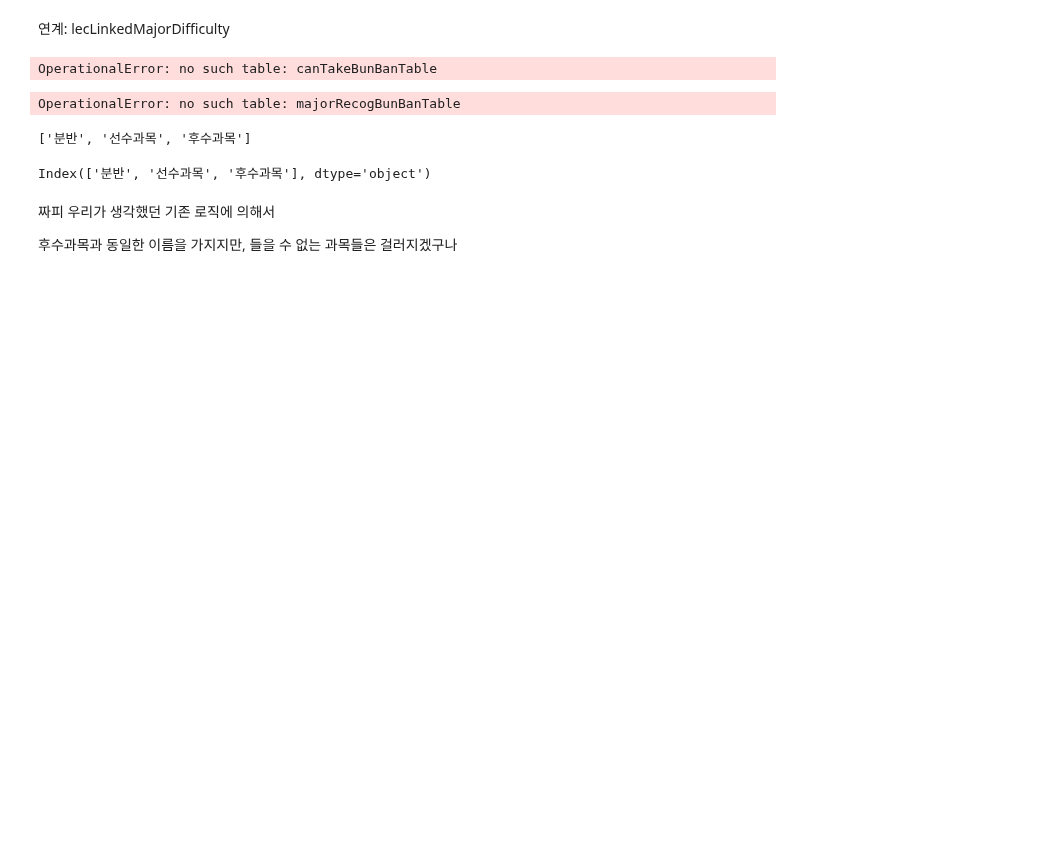
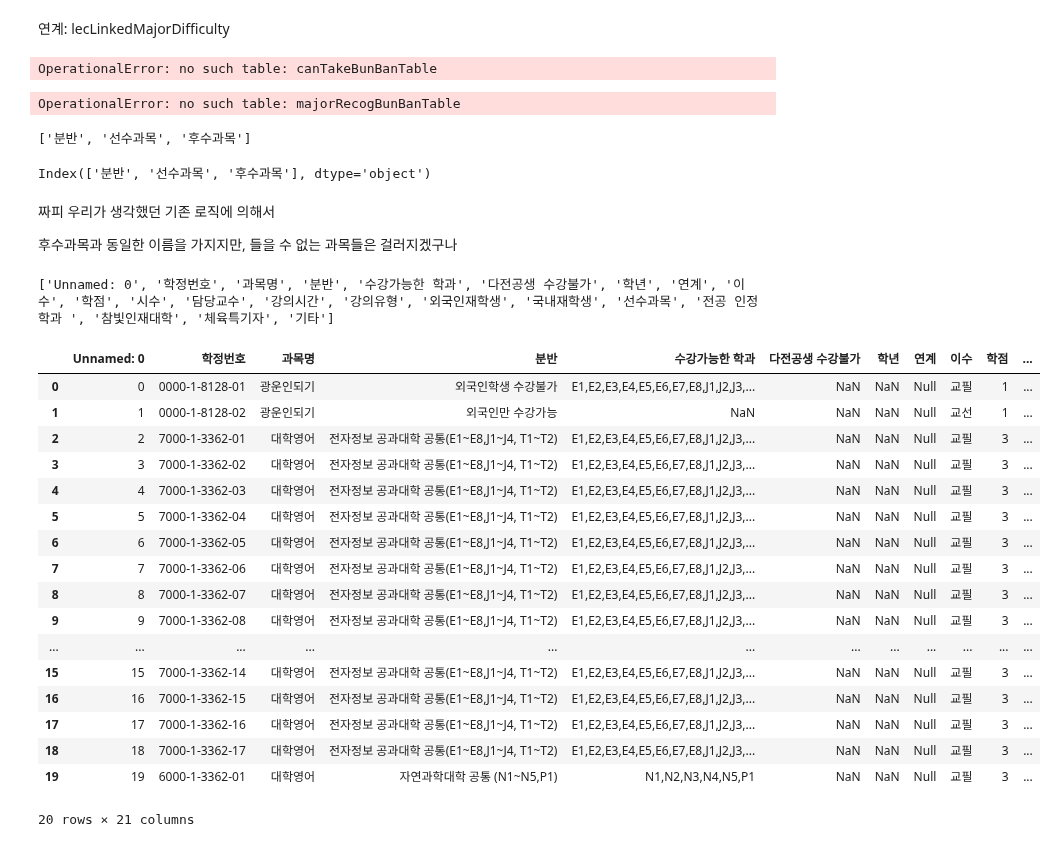
Before and after one commit to YunNa000/LectureRecommendationService, a Jupyter notebook: data_preprocessing/db-processing.ipynb, the cells around one changed output. Cells and saved outputs as stored; diff of their text form; code cells hidden in the pictures; blank space fills up the shorter version.

```diff
--- a/data_preprocessing/db-processing.ipynb
+++ b/data_preprocessing/db-processing.ipynb
@@ -1253,0 +1267,14 @@ conn.close()
+# %%
+import csv
+import pandas as pd
+
+# CSV 파일 경로
+csv_file_path = './kwu-lecture-timetable_v1.csv'
+
+# CSV 파일 읽기
+with open(csv_file_path, 'r', encoding='EUC-KR') as csv_file:
+    csv_reader = csv.reader(csv_file)
+    column_names = next(csv_reader)
+    print(column_names)
+# %% [output]
+['Unnamed: 0', '학정번호', '과목명', '분반', '수강가능한 학과', '다전공생 수강불가', '학년', '연계', '이수', '학점', '시수', '담당교수', '강의시간', '강의유형', '외국인재학생', '국내재학생', '선수과목', '전공 인정 학과 ', '참빛인재대학', '체육특기자', '기타']
@@ -1253,0 +1313,23 @@ conn.close()
+# %%
+df = pd.read_csv('kwu-lecture-timetable_v2.csv')
+
+df.head(20)
+# %% [output]
+|  | Unnamed: 0 | 학정번호 | 과목명 | 분반 | 수강가능한 학과 | 다전공생 수강불가 | 학년 | 연계 | 이수 | 학점 | ... |
+| 0 | 0 | 0000-1-8128-01 | 광운인되기 | 외국인학생 수강불가 | E1,E2,E3,E4,E5,E6,E7,E8,J1,J2,J3,... | NaN | NaN | Null | 교필 | 1 | ... |
+| 1 | 1 | 0000-1-8128-02 | 광운인되기 | 외국인만 수강가능 | NaN | NaN | NaN | Null | 교선 | 1 | ... |
+| 2 | 2 | 7000-1-3362-01 | 대학영어 | 전자정보 공과대학 공통(E1~E8,J1~J4, T1~T2) | E1,E2,E3,E4,E5,E6,E7,E8,J1,J2,J3,... | NaN | NaN | Null | 교필 | 3 | ... |
+| 3 | 3 | 7000-1-3362-02 | 대학영어 | 전자정보 공과대학 공통(E1~E8,J1~J4, T1~T2) | E1,E2,E3,E4,E5,E6,E7,E8,J1,J2,J3,... | NaN | NaN | Null | 교필 | 3 | ... |
+| 4 | 4 | 7000-1-3362-03 | 대학영어 | 전자정보 공과대학 공통(E1~E8,J1~J4, T1~T2) | E1,E2,E3,E4,E5,E6,E7,E8,J1,J2,J3,... | NaN | NaN | Null | 교필 | 3 | ... |
+| 5 | 5 | 7000-1-3362-04 | 대학영어 | 전자정보 공과대학 공통(E1~E8,J1~J4, T1~T2) | E1,E2,E3,E4,E5,E6,E7,E8,J1,J2,J3,... | NaN | NaN | Null | 교필 | 3 | ... |
+| 6 | 6 | 7000-1-3362-05 | 대학영어 | 전자정보 공과대학 공통(E1~E8,J1~J4, T1~T2) | E1,E2,E3,E4,E5,E6,E7,E8,J1,J2,J3,... | NaN | NaN | Null | 교필 | 3 | ... |
+| 7 | 7 | 7000-1-3362-06 | 대학영어 | 전자정보 공과대학 공통(E1~E8,J1~J4, T1~T2) | E1,E2,E3,E4,E5,E6,E7,E8,J1,J2,J3,... | NaN | NaN | Null | 교필 | 3 | ... |
+| 8 | 8 | 7000-1-3362-07 | 대학영어 | 전자정보 공과대학 공통(E1~E8,J1~J4, T1~T2) | E1,E2,E3,E4,E5,E6,E7,E8,J1,J2,J3,... | NaN | NaN | Null | 교필 | 3 | ... |
+| 9 | 9 | 7000-1-3362-08 | 대학영어 | 전자정보 공과대학 공통(E1~E8,J1~J4, T1~T2) | E1,E2,E3,E4,E5,E6,E7,E8,J1,J2,J3,... | NaN | NaN | Null | 교필 | 3 | ... |
+| ... | ... | ... | ... | ... | ... | ... | ... | ... | ... | ... | ... |
+| 15 | 15 | 7000-1-3362-14 | 대학영어 | 전자정보 공과대학 공통(E1~E8,J1~J4, T1~T2) | E1,E2,E3,E4,E5,E6,E7,E8,J1,J2,J3,... | NaN | NaN | Null | 교필 | 3 | ... |
+| 16 | 16 | 7000-1-3362-15 | 대학영어 | 전자정보 공과대학 공통(E1~E8,J1~J4, T1~T2) | E1,E2,E3,E4,E5,E6,E7,E8,J1,J2,J3,... | NaN | NaN | Null | 교필 | 3 | ... |
+| 17 | 17 | 7000-1-3362-16 | 대학영어 | 전자정보 공과대학 공통(E1~E8,J1~J4, T1~T2) | E1,E2,E3,E4,E5,E6,E7,E8,J1,J2,J3,... | NaN | NaN | Null | 교필 | 3 | ... |
+| 18 | 18 | 7000-1-3362-17 | 대학영어 | 전자정보 공과대학 공통(E1~E8,J1~J4, T1~T2) | E1,E2,E3,E4,E5,E6,E7,E8,J1,J2,J3,... | NaN | NaN | Null | 교필 | 3 | ... |
+| 19 | 19 | 6000-1-3362-01 | 대학영어 | 자연과학대학 공통 (N1~N5,P1) | N1,N2,N3,N4,N5,P1 | NaN | NaN | Null | 교필 | 3 | ... |
+20 rows × 21 columns
```
Also changed, not shown: parts of 13 cells of this notebook, 2 other files.
